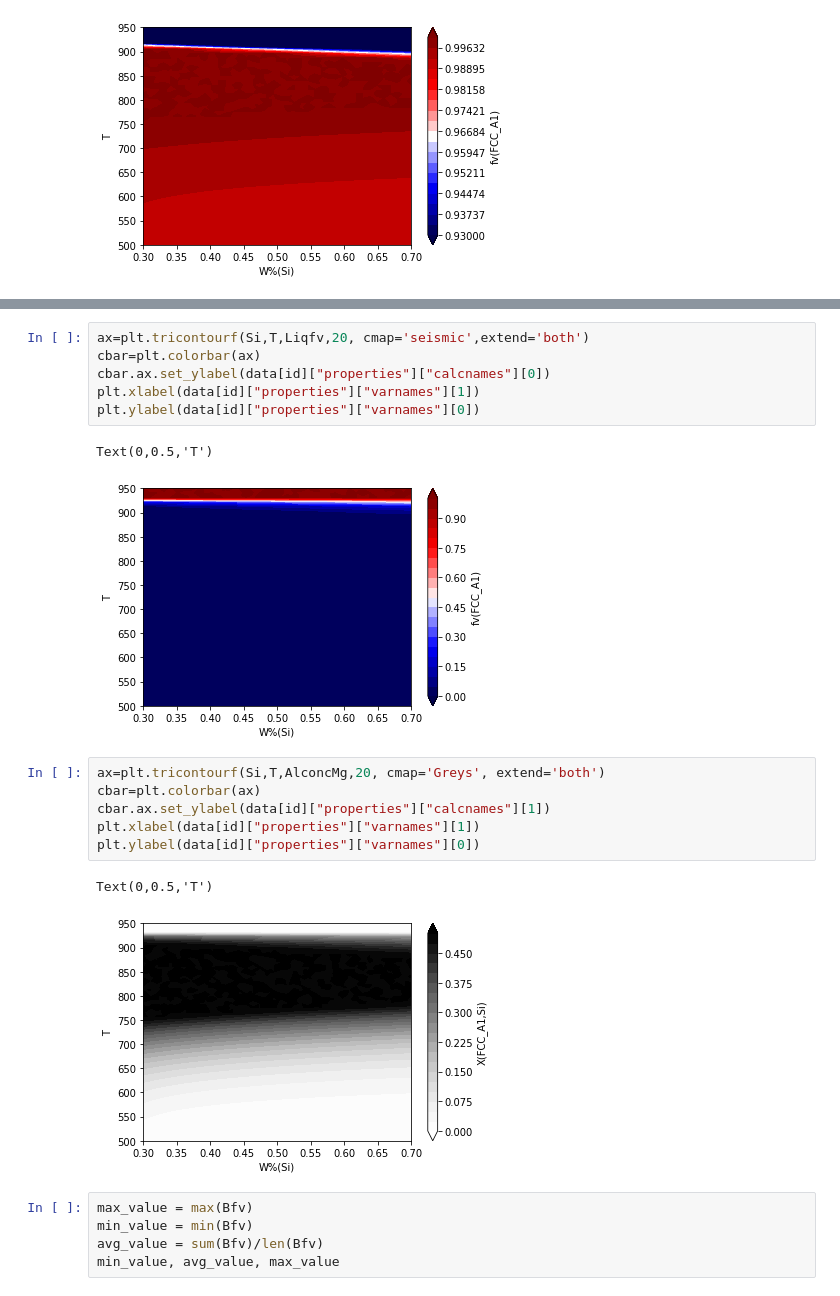
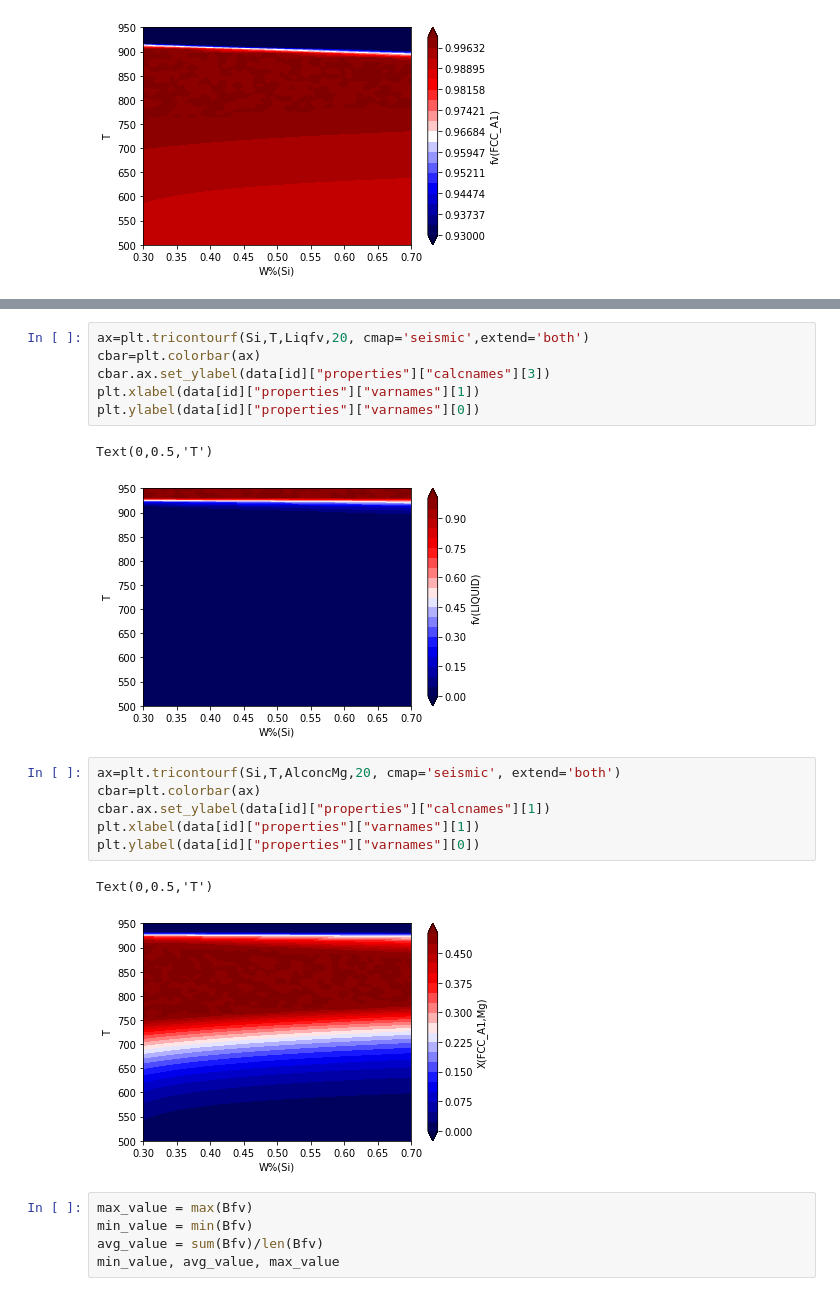
Before and after one commit to SINTEF/dlite, a Jupyter notebook: examples/ex5d/Plot PhilibTable.ipynb, the cells around one changed output, grey strips where cells are left out. Cells and saved outputs as stored; diff of their text form.

```diff
--- a/examples/ex5d/Plot PhilibTable.ipynb
+++ b/examples/ex5d/Plot PhilibTable.ipynb
@@ -64,21 +64,21 @@ Text(0,0.5,'T')
 # %%
 ax=plt.tricontourf(Si,T,Liqfv,20, cmap='seismic',extend='both')
 cbar=plt.colorbar(ax)
-cbar.ax.set_ylabel(data[id]["properties"]["calcnames"][0])
+cbar.ax.set_ylabel(data[id]["properties"]["calcnames"][3])
 plt.xlabel(data[id]["properties"]["varnames"][1])
 plt.ylabel(data[id]["properties"]["varnames"][0])
 # %% [output]
 Text(0,0.5,'T')
-[figure, old version]
+[figure, new version]
 # %%
-ax=plt.tricontourf(Si,T,AlconcMg,20, cmap='Greys', extend='both')
+ax=plt.tricontourf(Si,T,AlconcMg,20, cmap='seismic', extend='both')
 cbar=plt.colorbar(ax)
 cbar.ax.set_ylabel(data[id]["properties"]["calcnames"][1])
 plt.xlabel(data[id]["properties"]["varnames"][1])
 plt.ylabel(data[id]["properties"]["varnames"][0])
 # %% [output]
 Text(0,0.5,'T')
-[figure, old version]
+[figure, new version]
 # %%
 max_value = max(Bfv)
 min_value = min(Bfv)
```
Also changed, not shown: parts of 1 cell of this notebook, 2 other files.
